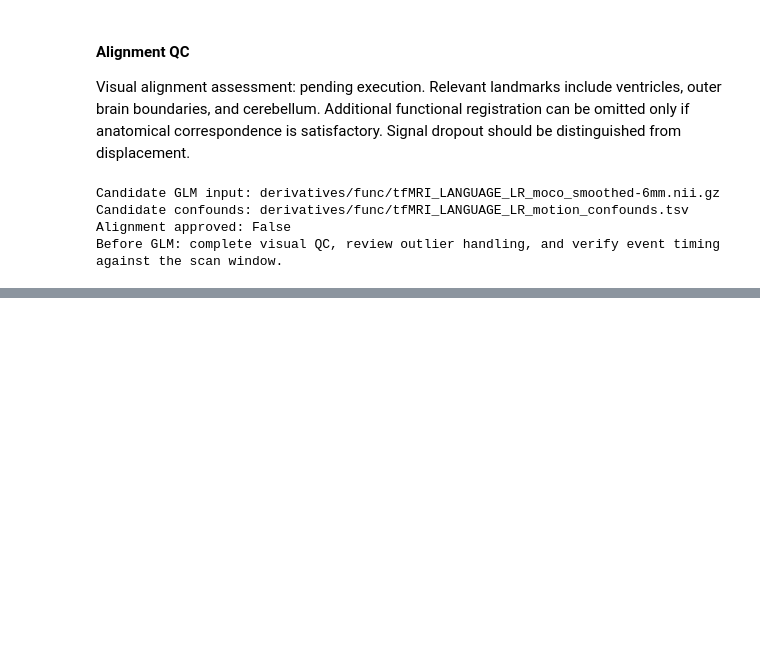
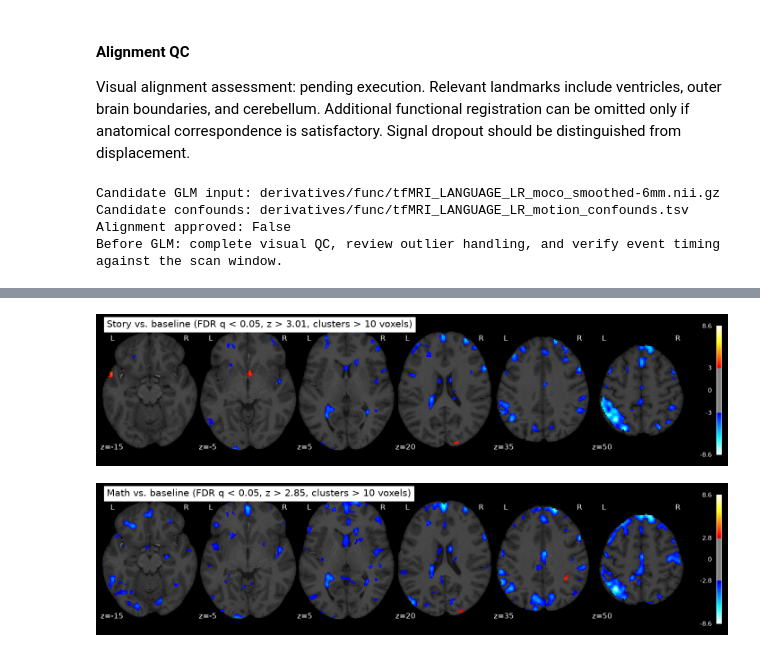
Before and after one commit to yolosunflo/NSSP_lab1, a Jupyter notebook: GROUP1_code.ipynb, the cells around one changed output, grey strips where cells are left out. Saved outputs shown, nothing was run; the diff lists cells and outputs as text; code cells hidden in the pictures; blank space fills up the shorter version.

```diff
--- a/GROUP1_code.ipynb
+++ b/GROUP1_code.ipynb
@@ -719,0 +843,19 @@ Flagged volumes (zero-based): [25, 26, 45]
+# %%
+# 3c. Statistical maps of each task regressor (each condition vs. implicit baseline)
+
+cluster_size = 10    # minimum cluster size (voxels)
+fdr_rate = 0.05      # FDR-corrected q
+
+for cond in ["story", "math"]:
+    z_map = fmri_glm.compute_contrast(cond, output_type="z_score")
+    clean_map, threshold = threshold_stats_img(z_map, alpha=fdr_rate,
+                                               height_control="fdr", cluster_threshold=cluster_size)
+    display = plot_stat_map(clean_map, bg_img=anat_mni_path, threshold=threshold,
+                            display_mode="z", cut_coords=[-15, -5, 5, 20, 35, 50], black_bg=True,
+                            title=f"{cond.capitalize()} vs. baseline (FDR q < {fdr_rate}, "
+                                  f"z > {threshold:.2f}, clusters > {cluster_size} voxels)")
+    display.savefig(op.join(fig_dir, f"3c_{cond}_map.png"), dpi=300)
+    plt.show()
+# %% [output]
+[figure, added]
+[figure, added]
```
Also changed, not shown: parts of 15 cells of this notebook.
